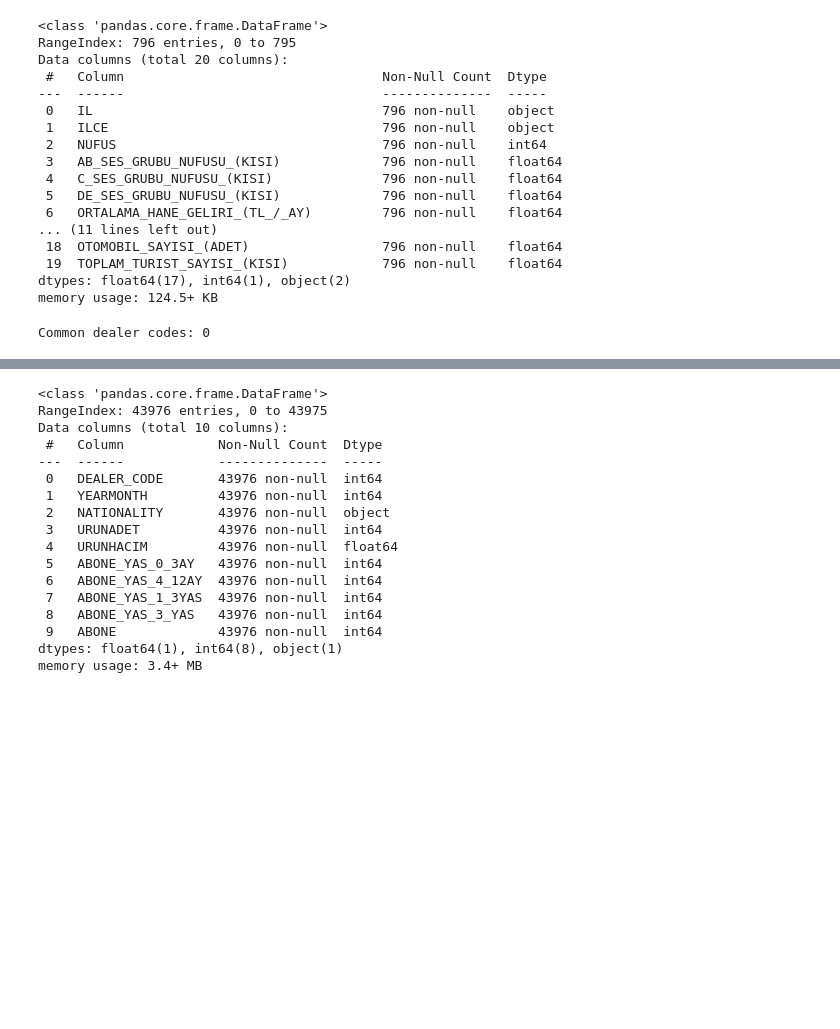
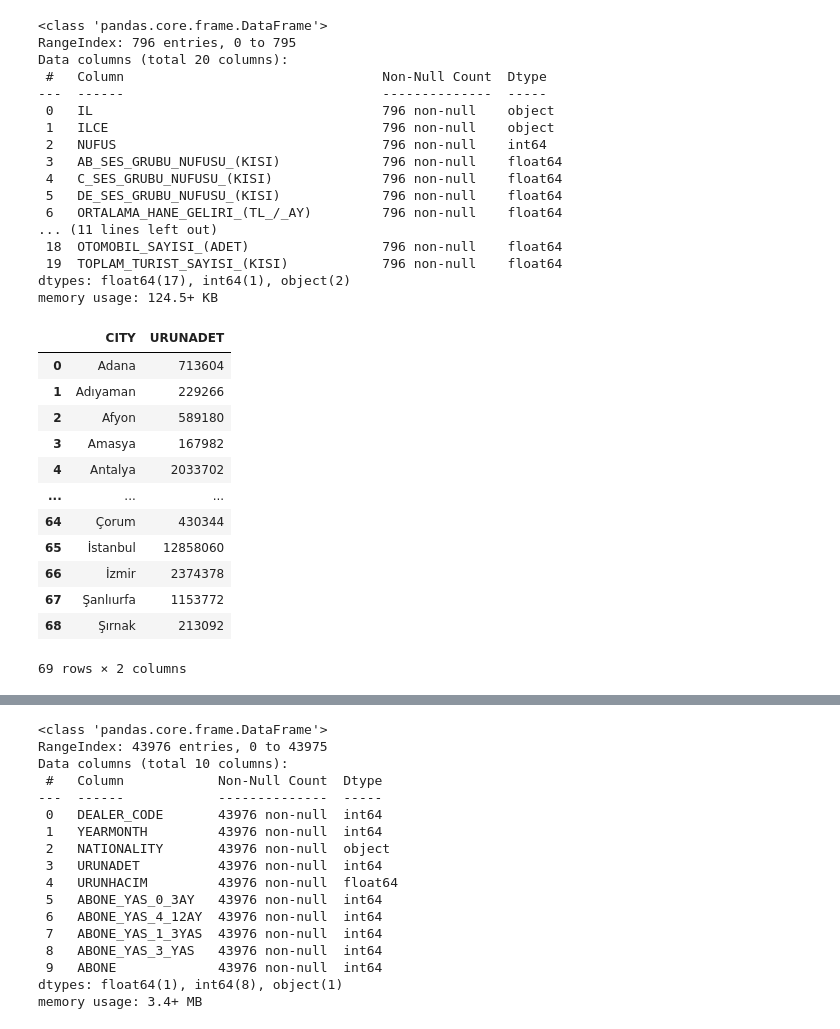
Before and after one commit to keskinyasir/Sales_Performance_Application, a Jupyter notebook: Sales_Perfromance_App_Test.ipynb, the cells around one changed output, grey strips where cells are left out. Drawn from its saved outputs; the diff is of its cells as text; code cells hidden in the pictures; blank space fills up the shorter version.

Commit message:
Enhance sales performance app by adding preprocessing steps for date conversion and improving dealer-city mapping

```diff
--- a/Sales_Perfromance_App_Test.ipynb
+++ b/Sales_Perfromance_App_Test.ipynb
@@ -143,13 +143,25 @@ memory usage: 124.5+ KB
       # Dealer -> City ilişkilendirme
 dealer_city = df_cross[['DEALER_CODE', 'CITY']].drop_duplicates()
 dealer_city = dealer_city.dropna()
+dealer_city['DEALER_CODE'] = dealer_city['DEALER_CODE'] // 10
 df_sales_map = pd.merge(df_sales,dealer_city, on='DEALER_CODE', how='inner')
 df_city_sales = df_sales_map.groupby('CITY')['URUNADET'].sum().reset_index()
-# %%
-common_dealers = set(df_sales['DEALER_CODE']).intersection(set(dealer_city['DEALER_CODE']))
-print(f"Common dealer codes: {len(common_dealers)}")
-# %% [output]
-Common dealer codes: 0
+# %%
+df_city_sales
+# %% [output]
+|  | CITY | URUNADET |
+| 0 | Adana | 713604 |
+| 1 | Adıyaman | 229266 |
+| 2 | Afyon | 589180 |
+| 3 | Amasya | 167982 |
+| 4 | Antalya | 2033702 |
+| ... | ... | ... |
+| 64 | Çorum | 430344 |
+| 65 | İstanbul | 12858060 |
+| 66 | İzmir | 2374378 |
+| 67 | Şanlıurfa | 1153772 |
+| 68 | Şırnak | 213092 |
+69 rows × 2 columns
 # %%
 df_sales
 # %% [output]
```
Also changed, not shown: 1 other file.
